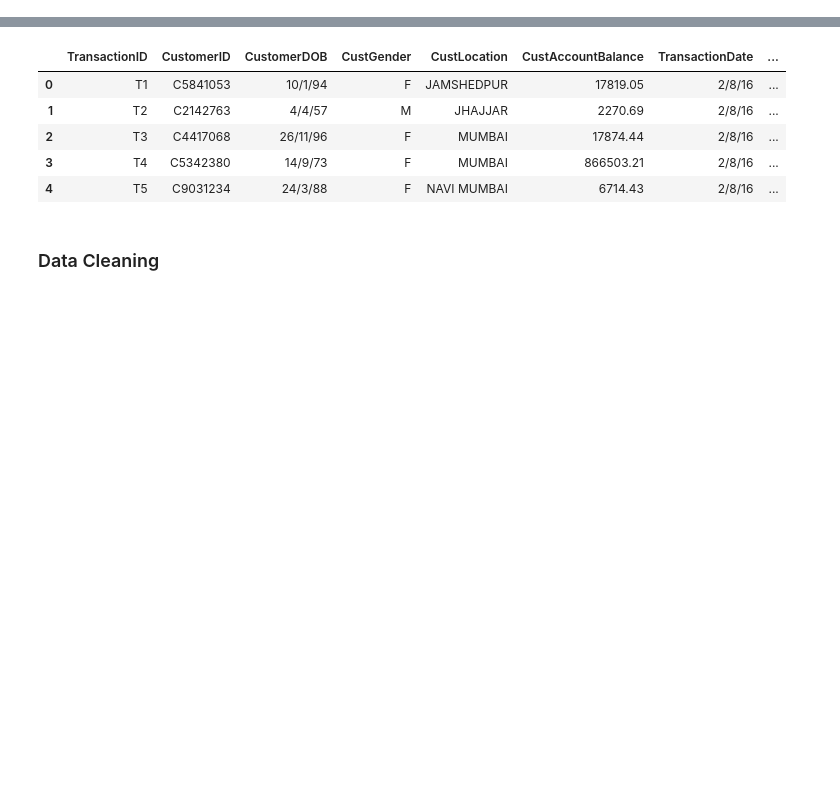
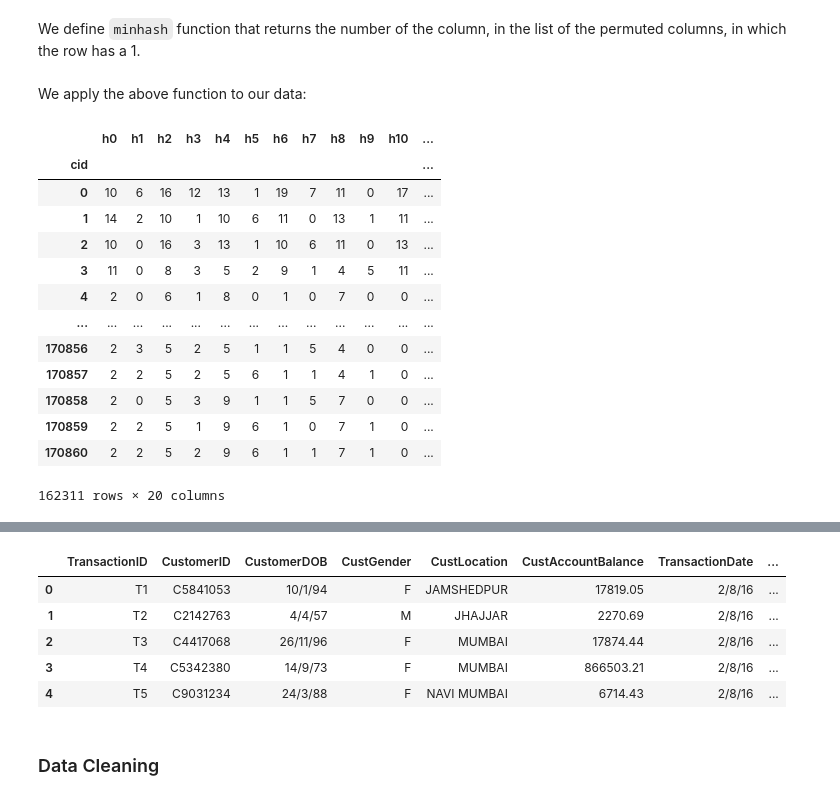
Before and after one commit to simonefacchiano/ADM-HW4, a Jupyter notebook: HW4.ipynb, the cells around one changed output, grey strips where cells are left out. Saved outputs shown, nothing was run; the diff lists cells and outputs as text; code cells hidden in the pictures; blank space fills up the shorter version.

```diff
--- a/HW4.ipynb
+++ b/HW4.ipynb
@@ -0,0 +270,4 @@
+# %%
+column_to_move = data.pop("cid")
+data.insert(0, "cid", column_to_move)
+col= data.columns[1:]
@@ -0,0 +276,4 @@
+# %%
+data = data.groupby(['cid'])[col].mean()
+data = data.apply(np.int32)
+data.columns
@@ -0,0 +292,3 @@
+# %%
+data.columns = [x for x in range (0,20)]
+data.head()
@@ -0,0 +303,47 @@
+# %% [markdown]
+We define `minhash` function that returns the number of the column, in the list of the permuted columns, in which the row has a 1.
+# %%
+def minhash(sparse_matrix,hashefuncs):
+
+    """
+        Args:
+            - sparse_matrix (pandas DataFrame): matrix of one-hot vectors (# customers x # hash functions)
+            - hashefuncs (list): list of column names
+
+        Returns:
+            - signature (pandas DataFrame): sort of signature matrix (# customers x # hash functions)
+    """
+
+    import random
+    j = sparse_matrix.copy() # make a copy of the original data
+    signature = pd.DataFrame(index=j.index,columns=hashefuncs) # initialize the signature matrix
+    cols = signature.columns
+    n_hash = len(cols)
+    for k in range(1,n_hash+1):
+        new_cols = list(j.columns)
+        random.Random(4).shuffle(new_cols) # permute columns
+        j.columns = new_cols # these permuted columns are the new columns
+        x = j[sorted(j.columns)].idxmax(axis=1) # for each row, take the column number in which there is the first 1
+        signature[cols[k-1]] = x #assign the above result to the k-1 column of signature
+    del(j)  # delete j
+    return signature
+# %% [markdown]
+We apply the above function to our data:
+# %%
+signature = minhash(data,[f'h{x}' for x in range(0,20)])
+signature
+# %% [output]
+|  | h0 | h1 | h2 | h3 | h4 | h5 | h6 | h7 | h8 | h9 | h10 | ... |
+| cid |  |  |  |  |  |  |  |  |  |  |  | ... |
+| 0 | 10 | 6 | 16 | 12 | 13 | 1 | 19 | 7 | 11 | 0 | 17 | ... |
+| 1 | 14 | 2 | 10 | 1 | 10 | 6 | 11 | 0 | 13 | 1 | 11 | ... |
+| 2 | 10 | 0 | 16 | 3 | 13 | 1 | 10 | 6 | 11 | 0 | 13 | ... |
+| 3 | 11 | 0 | 8 | 3 | 5 | 2 | 9 | 1 | 4 | 5 | 11 | ... |
+| 4 | 2 | 0 | 6 | 1 | 8 | 0 | 1 | 0 | 7 | 0 | 0 | ... |
+| ... | ... | ... | ... | ... | ... | ... | ... | ... | ... | ... | ... | ... |
+| 170856 | 2 | 3 | 5 | 2 | 5 | 1 | 1 | 5 | 4 | 0 | 0 | ... |
+| 170857 | 2 | 2 | 5 | 2 | 5 | 6 | 1 | 1 | 4 | 1 | 0 | ... |
+| 170858 | 2 | 0 | 5 | 3 | 9 | 1 | 1 | 5 | 7 | 0 | 0 | ... |
+| 170859 | 2 | 2 | 5 | 1 | 9 | 6 | 1 | 0 | 7 | 1 | 0 | ... |
+| 170860 | 2 | 2 | 5 | 2 | 9 | 6 | 1 | 1 | 7 | 1 | 0 | ... |
+162311 rows × 20 columns
```
Also changed, not shown: parts of 103 cells of this notebook.
